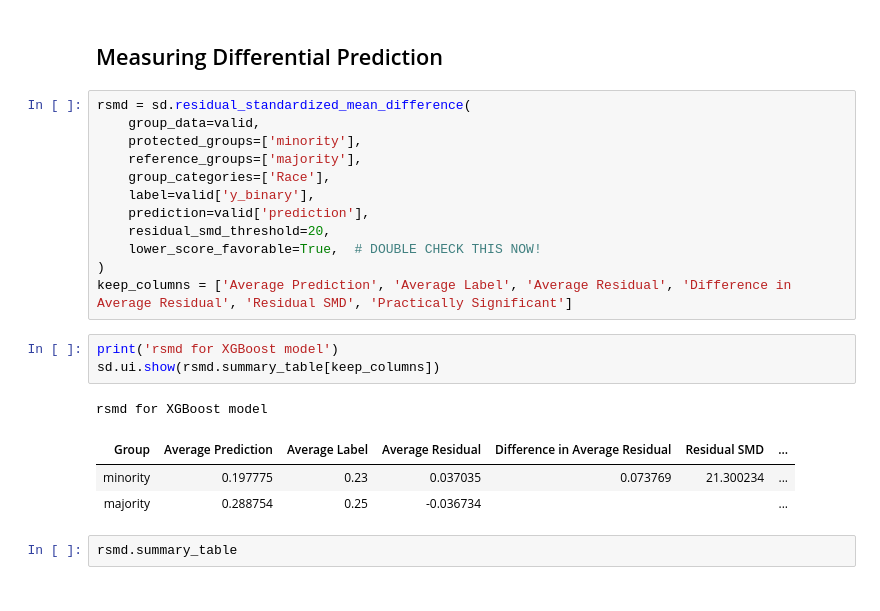
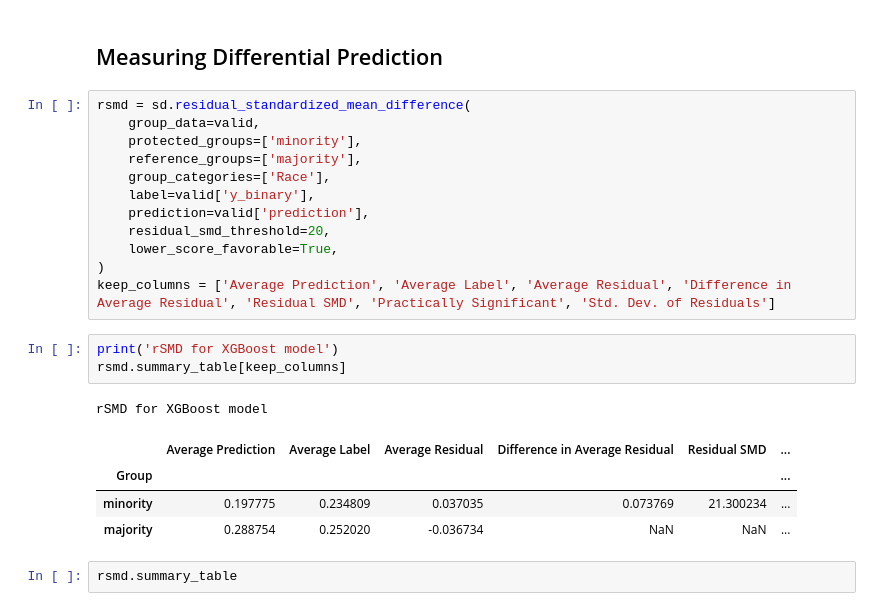
Before and after one commit to PacktPublishing/Building-Responsible-AI-with-Python, a Jupyter notebook: ch_06/06_individual_fairness.ipynb, the cells around one changed output. Saved outputs shown, nothing was run; the diff lists cells and outputs as text.

```diff
--- a/ch_06/06_individual_fairness.ipynb
+++ b/ch_06/06_individual_fairness.ipynb
@@ -164,17 +164,18 @@ rsmd = sd.residual_standardized_mean_difference(
     label=valid['y_binary'],
     prediction=valid['prediction'],
     residual_smd_threshold=20,
-    lower_score_favorable=True,  # DOUBLE CHECK THIS NOW!
+    lower_score_favorable=True,
 )
-keep_columns = ['Average Prediction', 'Average Label', 'Average Residual', 'Difference in Average Residual', 'Residual SMD', 'Practically Significant']
+keep_columns = ['Average Prediction', 'Average Label', 'Average Residual', 'Difference in Average Residual', 'Residual SMD', 'Practically Significant', 'Std. Dev. of Residuals']
 # %%
-print('rsmd for XGBoost model')
-sd.ui.show(rsmd.summary_table[keep_columns])
+print('rSMD for XGBoost model')
+rsmd.summary_table[keep_columns]
 # %% [output]
-rsmd for XGBoost model
+rSMD for XGBoost model
-| Group | Average Prediction | Average Label | Average Residual | Difference in Average Residual | Residual SMD | ... |
-| minority | 0.197775 | 0.23 | 0.037035 | 0.073769 | 21.300234 | ... |
-| majority | 0.288754 | 0.25 | -0.036734 |  |  | ... |
+|  | Average Prediction | Average Label | Average Residual | Difference in Average Residual | Residual SMD | ... |
+| Group |  |  |  |  |  | ... |
+| minority | 0.197775 | 0.234809 | 0.037035 | 0.073769 | 21.300234 | ... |
+| majority | 0.288754 | 0.252020 | -0.036734 | NaN | NaN | ... |
 # %%
 rsmd.summary_table
 # %% [output]
```
Also changed, not shown: parts of 4 cells of this notebook.
